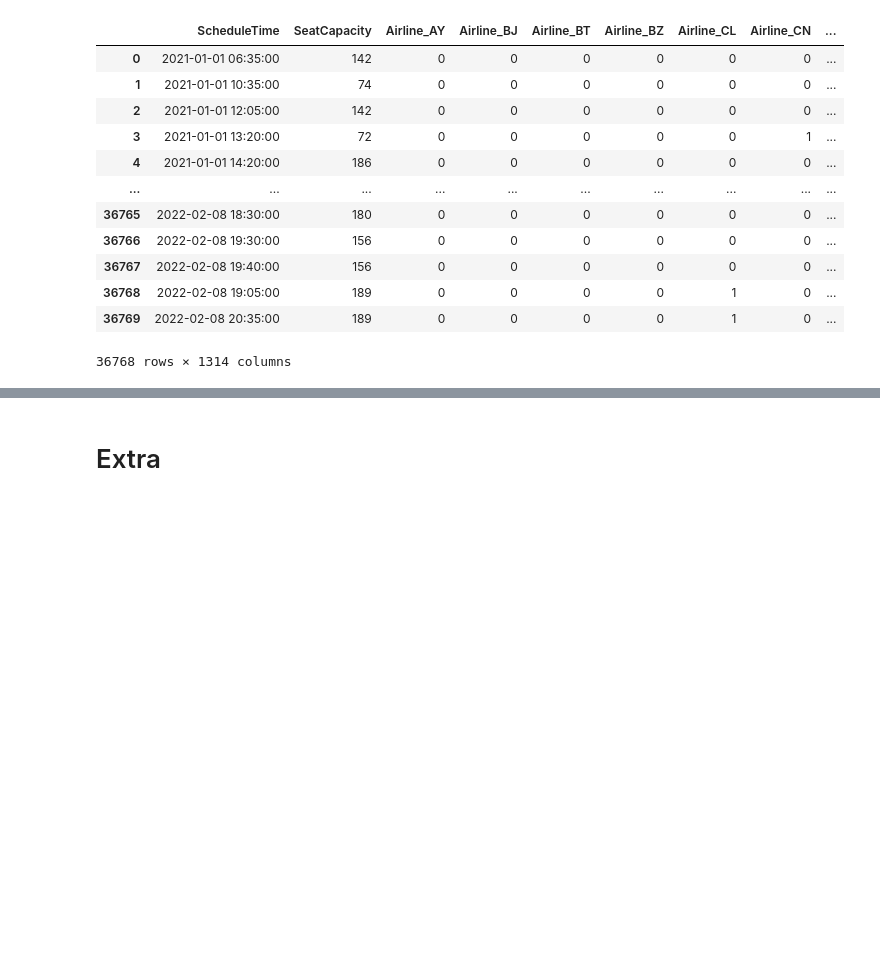
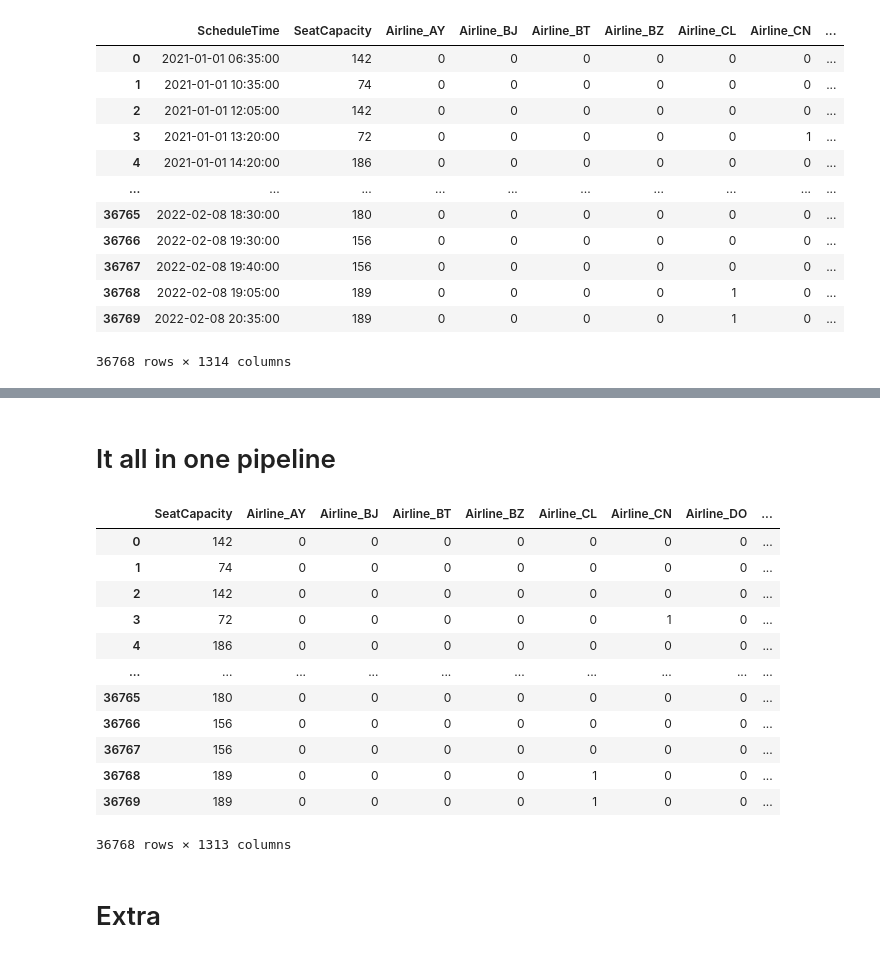
Before and after one commit to augustsemrau/02582case1, a Jupyter notebook: notebooks/data_encoding.ipynb, the cells around one changed output, grey strips where cells are left out. Drawn from its saved outputs; the diff is of its cells as text; code cells hidden in the pictures; blank space fills up the shorter version.

```diff
--- a/data_analysis.ipynb
+++ b/notebooks/data_encoding.ipynb
@@ -159,0 +169,52 @@ X_dummy
+# %% [markdown]
+# It all in one pipeline
+# %%
+import pandas as pd
+import warnings
+warnings.filterwarnings('ignore')
+
+## Read data and drop nan's
+df_full = pd.read_excel('data/dataset.xls')
+df_full.FlightNumber = df_full.FlightNumber.astype(object)
+# df_full.SeatCapacity = df_full.SeatCapacity.astype(object)
+df = df_full.dropna()
+
+## Split time into usable data
+df['Year'] = df.ScheduleTime.dt.year.astype(object);
+df['Month'] = df['ScheduleTime'].dt.month.astype(object);
+df['WeekNumber'] = df['ScheduleTime'].dt.isocalendar().week % 52;
+df['Weekday'] = df['ScheduleTime'].dt.dayofweek + 1;
+df.WeekNumber = df.WeekNumber.astype(object);
+df.Weekday = df.Weekday.astype(object);
+df['HourOfDay'] = df['ScheduleTime'].dt.hour.astype(object);
+df['MinuteOfHour'] = df['ScheduleTime'].dt.minute.astype(object);
+
+## Define feature columns
+feature_cols = ['Airline', 'FlightNumber', 'Destination', 'AircraftType', 'FlightType', 'Sector', 'SeatCapacity', 'Year', 'Month', 'WeekNumber', 'Weekday', 'HourOfDay', 'MinuteOfHour']
+under_15_cols = ['FlightType', 'Sector', 'Year', 'Month', 'Weekday', 'MinuteOfHour']
+over_15_cols = ['Airline', 'FlightNumber', 'Destination', 'AircraftType', 'WeekNumber', 'HourOfDay']
+nominal_cols = ['Airline', 'FlightNumber', 'Destination', 'AircraftType', 'FlightType', 'Sector', 'Year', 'Month', 'WeekNumber', 'Weekday', 'HourOfDay', 'MinuteOfHour']
+ordinal_cols = ['SeatCapacity']
+
+## Split target from feature data
+X = df[feature_cols]
+y = df['LoadFactor']
+
+## Encode features with one-hot-encoding
+# X = pd.get_dummies(data=X, columns=under_15_cols)
+X = pd.get_dummies(data=X, columns=nominal_cols);
+X
+# %% [output]
+|  | SeatCapacity | Airline_AY | Airline_BJ | Airline_BT | Airline_BZ | Airline_CL | Airline_CN | Airline_DO | ... |
+| 0 | 142 | 0 | 0 | 0 | 0 | 0 | 0 | 0 | ... |
+| 1 | 74 | 0 | 0 | 0 | 0 | 0 | 0 | 0 | ... |
+| 2 | 142 | 0 | 0 | 0 | 0 | 0 | 0 | 0 | ... |
+| 3 | 72 | 0 | 0 | 0 | 0 | 0 | 1 | 0 | ... |
+| 4 | 186 | 0 | 0 | 0 | 0 | 0 | 0 | 0 | ... |
+| ... | ... | ... | ... | ... | ... | ... | ... | ... | ... |
+| 36765 | 180 | 0 | 0 | 0 | 0 | 0 | 0 | 0 | ... |
+| 36766 | 156 | 0 | 0 | 0 | 0 | 0 | 0 | 0 | ... |
+| 36767 | 156 | 0 | 0 | 0 | 0 | 0 | 0 | 0 | ... |
+| 36768 | 189 | 0 | 0 | 0 | 0 | 1 | 0 | 0 | ... |
+| 36769 | 189 | 0 | 0 | 0 | 0 | 1 | 0 | 0 | ... |
+36768 rows × 1313 columns
```
Also changed, not shown: parts of 8 cells of this notebook, 2 other files.
